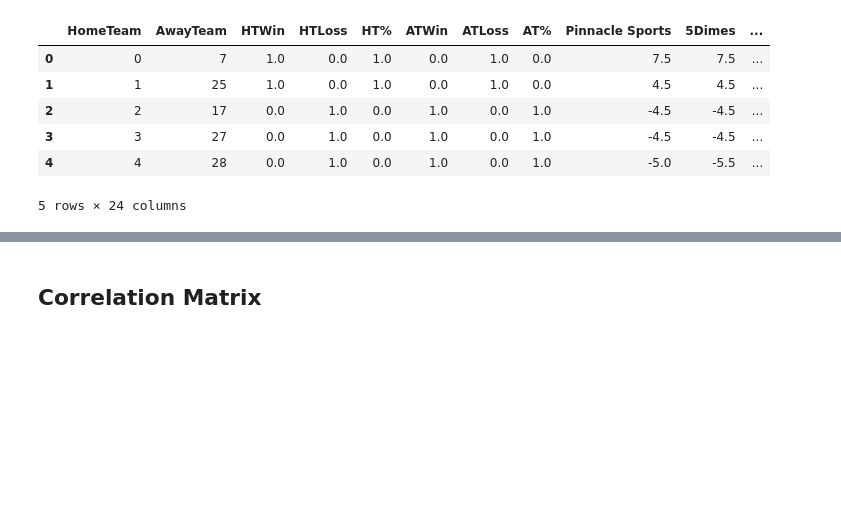
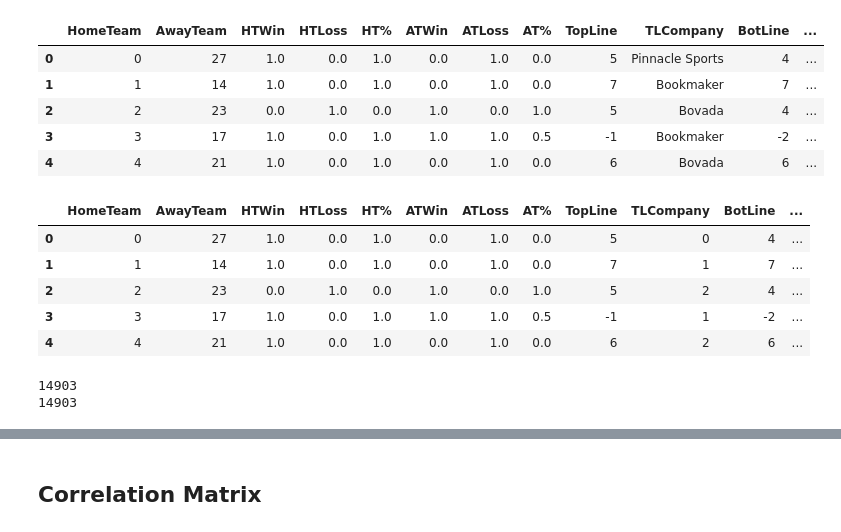
Before and after one commit to SidTheKid007/NBA-Gambling, a Jupyter notebook: NBA Betting Clusters.ipynb, the cells around one changed output, grey strips where cells are left out. Drawn from its saved outputs; the diff is of its cells as text; code cells hidden in the pictures; blank space fills up the shorter version.

```diff
--- a/NBA Betting Clusters.ipynb
+++ b/NBA Betting Clusters.ipynb
@@ -3,7 +3,7 @@ import pandas as pd
 import numpy as np
 from sklearn.metrics import r2_score
 import matplotlib.pyplot as plt
-df = pd.read_csv('CombinedBettingData2.csv')
+df = pd.read_csv('CombinedBettingData3.csv')
 df.head()
 # %% [output]
 |  | Unnamed: 0 | HomeTeam | AwayTeam | HTWin | HTLoss | HT% | ATWin | ATLoss | AT% | Date | ... |
@@ -24,5 +23 @@ Index(['HomeTeam', 'AwayTeam', 'HTWin', 'HTLoss', 'HT%', 'ATWin', 'ATLoss',
       dtype='object')
-# %%
-df = df.dropna()
-df['average'] = (df['Pinnacle Sports'] + df['5Dimes'] + df['Bookmaker'] + df['BetOnline'] + df['Bovada'] + df['Heritage'] + df['Intertops'] + df['YouWager'] + df['JustBet'] + df['Sportsbetting'])/10
-df.head()
@@ -42,5 +29,6 @@ df['Week'] = df['Date'].dt.week
 df['Weekday'] = df['Date'].dt.dayofweek
 df = df.sort_values(by=['Date'])
 df = df.reset_index()
+df = df.drop(['index', 'Date'], axis=1)
 df.head()
 # %% [output]
@@ -54,22 +41,43 @@ df.head()
 # %%
+df['average'] = df['Average']
+df = df.drop(['Average'], axis=1)
 cols_at_end = ['WinMargin']
 df = df[[c for c in df if c not in cols_at_end] + [c for c in cols_at_end if c in df]]
 # %%
 team = df.HomeTeam.unique()
 team_dict = dict(zip(team, range(len(team))))
 df1 = df.copy(deep=True)
 df1 = df1.replace({'HomeTeam': team_dict})
 df1 = df1.replace({'AwayTeam': team_dict})
-df1 = df1.drop(['Date','index'], axis=1)
 df1.head()
 # %% [output]
-|  | HomeTeam | AwayTeam | HTWin | HTLoss | HT% | ATWin | ATLoss | AT% | Pinnacle Sports | 5Dimes | ... |
-| 0 | 0 | 7 | 1.0 | 0.0 | 1.0 | 0.0 | 1.0 | 0.0 | 7.5 | 7.5 | ... |
-| 1 | 1 | 25 | 1.0 | 0.0 | 1.0 | 0.0 | 1.0 | 0.0 | 4.5 | 4.5 | ... |
-| 2 | 2 | 17 | 0.0 | 1.0 | 0.0 | 1.0 | 0.0 | 1.0 | -4.5 | -4.5 | ... |
-| 3 | 3 | 27 | 0.0 | 1.0 | 0.0 | 1.0 | 0.0 | 1.0 | -4.5 | -4.5 | ... |
-| 4 | 4 | 28 | 0.0 | 1.0 | 0.0 | 1.0 | 0.0 | 1.0 | -5.0 | -5.5 | ... |
+|  | HomeTeam | AwayTeam | HTWin | HTLoss | HT% | ATWin | ATLoss | AT% | TopLine | TLCompany | BotLine | ... |
+| 0 | 0 | 27 | 1.0 | 0.0 | 1.0 | 0.0 | 1.0 | 0.0 | 5 | Pinnacle Sports | 4 | ... |
+| 1 | 1 | 14 | 1.0 | 0.0 | 1.0 | 0.0 | 1.0 | 0.0 | 7 | Bookmaker | 7 | ... |
+| 2 | 2 | 23 | 0.0 | 1.0 | 0.0 | 1.0 | 0.0 | 1.0 | 5 | Bovada | 4 | ... |
+| 3 | 3 | 17 | 1.0 | 0.0 | 1.0 | 1.0 | 1.0 | 0.5 | -1 | Bookmaker | -2 | ... |
+| 4 | 4 | 21 | 1.0 | 0.0 | 1.0 | 0.0 | 1.0 | 0.0 | 6 | Bovada | 6 | ... |
-5 rows × 24 columns
+# %%
+better = df1.TLCompany.unique()
+bet_dict = dict(zip(better, range(len(better))))
+df1 = df1.replace({'TLCompany': bet_dict})
+df1 = df1.replace({'BLCompany': bet_dict})
+df1.head()
+# %% [output]
+|  | HomeTeam | AwayTeam | HTWin | HTLoss | HT% | ATWin | ATLoss | AT% | TopLine | TLCompany | BotLine | ... |
+| 0 | 0 | 27 | 1.0 | 0.0 | 1.0 | 0.0 | 1.0 | 0.0 | 5 | 0 | 4 | ... |
+| 1 | 1 | 14 | 1.0 | 0.0 | 1.0 | 0.0 | 1.0 | 0.0 | 7 | 1 | 7 | ... |
+| 2 | 2 | 23 | 0.0 | 1.0 | 0.0 | 1.0 | 0.0 | 1.0 | 5 | 2 | 4 | ... |
+| 3 | 3 | 17 | 1.0 | 0.0 | 1.0 | 1.0 | 1.0 | 0.5 | -1 | 1 | -2 | ... |
+| 4 | 4 | 21 | 1.0 | 0.0 | 1.0 | 0.0 | 1.0 | 0.0 | 6 | 2 | 6 | ... |
+# %%
+print (len(df1))
+df1['BLCompany'] = pd.to_numeric(df1['BLCompany'], errors='coerce')
+df1 = df1.dropna()
+print (len(df1))
+# %% [output]
+14903
+14903
 # %%
 df1.loc[df1['WinMargin'] > df1['average'], 'Over'] = 1
 df1.loc[df1['WinMargin'] <= df1['average'], 'Over'] = 0
```
Also changed, not shown: parts of 16 cells of this notebook.
